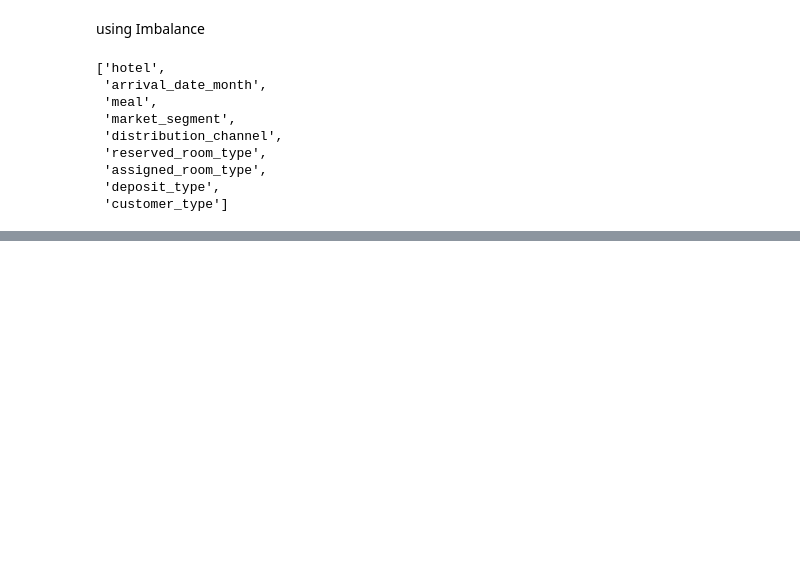
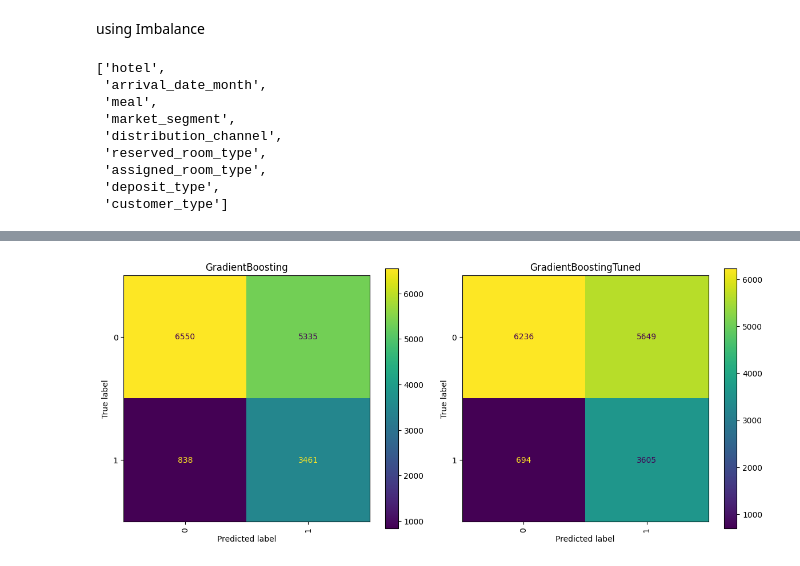
Before and after one commit to alhamfebian/pwdk-final-project-jcds, a Jupyter notebook: HotelDemandBooking.ipynb, the cells around one changed output, grey strips where cells are left out. Cells and saved outputs as stored; diff of their text form; code cells hidden in the pictures; blank space fills up the shorter version.

```diff
--- a/HotelDemandBooking.ipynb
+++ b/HotelDemandBooking.ipynb
@@ -1311,4 +1313,5 @@ Confusion Matrix:
 # %%
+pipeline = search_model.best_estimator_
 pipeline.fit(X_train, y_train)
 # %% [output]
 Pipeline(steps=[('preprocess',
@@ -1330,0 +1397,3 @@ Pipeline(steps=[('preprocess',
+# %%
+pipeline_tuned = RD_Tuning.best_estimator_
+pipeline_tuned.fit(X_train, y_train)
@@ -1330,0 +1423,22 @@ Pipeline(steps=[('preprocess',
+# %%
+classifiers = {
+    "GradientBoosting" : pipeline,
+    "GradientBoostingTuned" : pipeline_tuned
+}
+
+fig, axes = plt.subplots(1, 2, figsize=(12, 5))
+axes = axes.flatten()
+
+for i, (key, classifier) in enumerate(classifiers.items()):
+    y_pred = classifier.fit(X_train, y_train).predict(X_test)
+    cf_matrix = confusion_matrix(y_test, y_pred)
+    disp = ConfusionMatrixDisplay(cf_matrix)
+    disp.plot(ax=axes[i], xticks_rotation=45)
+
+    axes[i].set_title(key)
+    axes[i].tick_params(axis='x', rotation=90)
+
+plt.tight_layout()
+plt.show()
+# %% [output]
+[figure, added]
```
Also changed, not shown: parts of 13 cells of this notebook.
